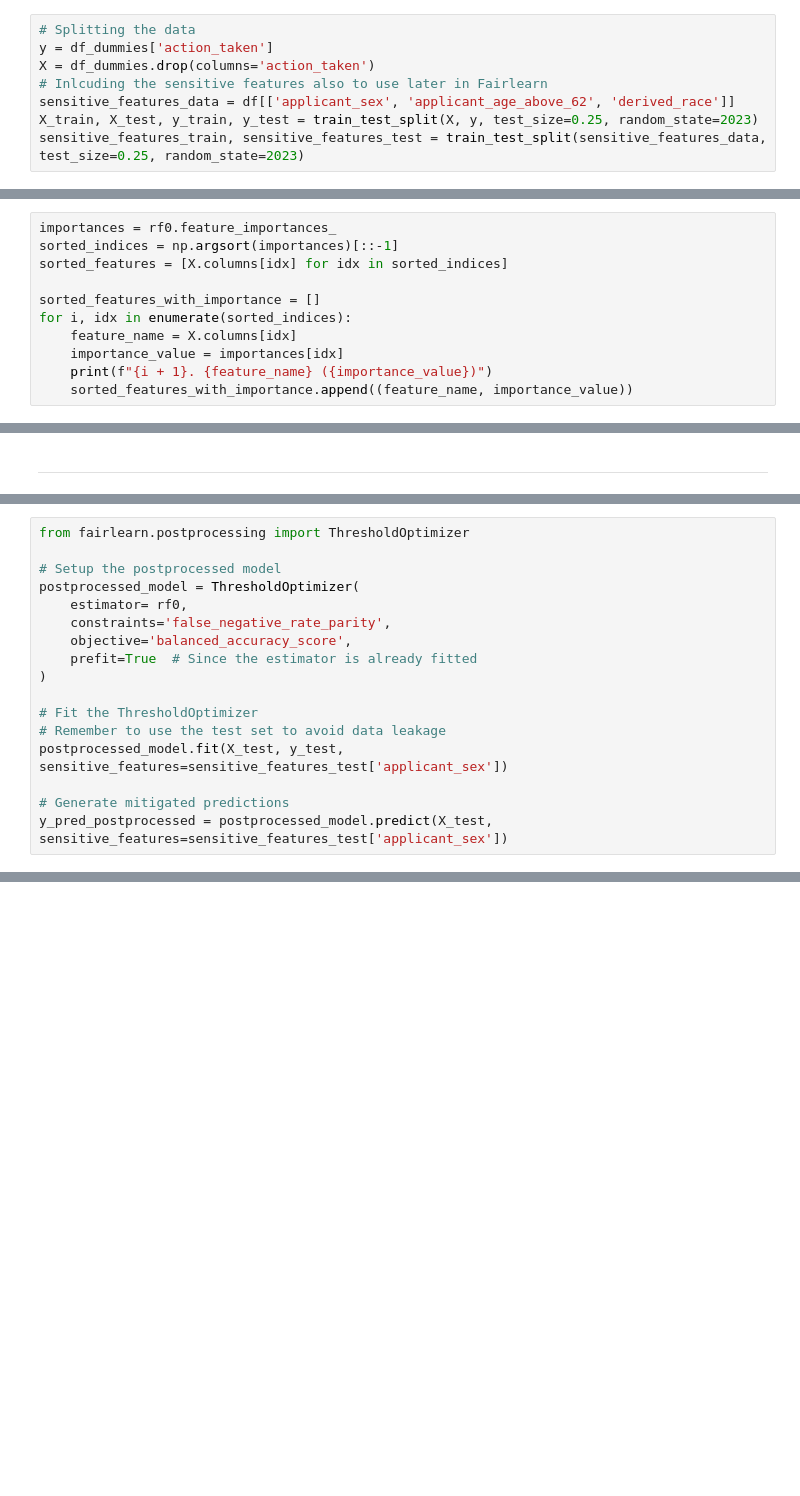
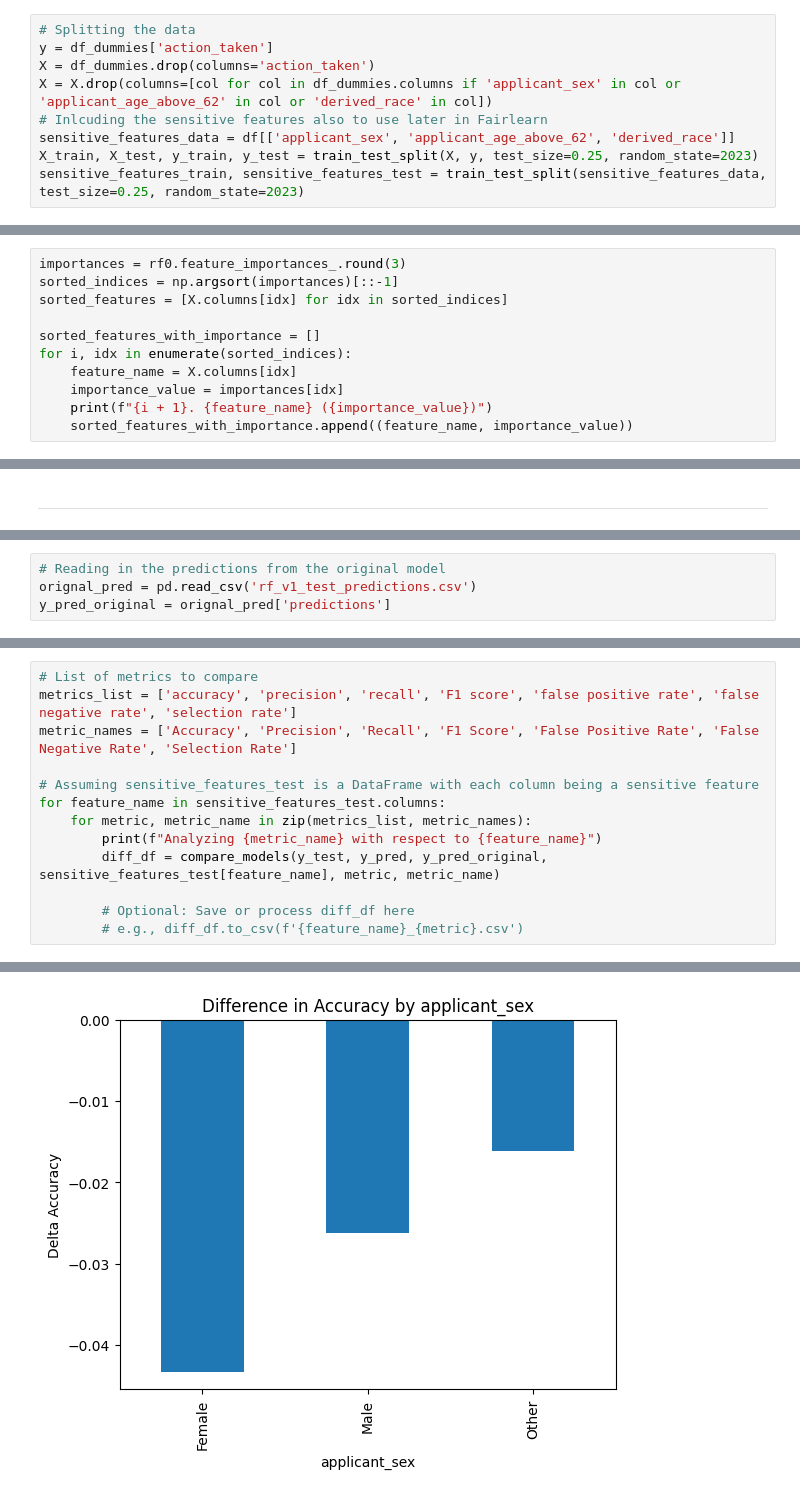
Before and after one commit to ec1302/MSBA_Capstone_Saxa7, a Jupyter notebook: Models/random_forest_preprocessing.ipynb, the cells around one changed output, grey strips where cells are left out. Cells and saved outputs as stored; diff of their text form; blank space fills up the shorter version.

Commit message:
Updated all the models

```diff
--- a/Models/random_forest_preprocessing.ipynb
+++ b/Models/random_forest_preprocessing.ipynb
@@ -176,6 +237,7 @@ df_dummies = pd.get_dummies(final_df, columns=string_columns, drop_first=True)
 # Splitting the data
 y = df_dummies['action_taken']
 X = df_dummies.drop(columns='action_taken')
+X = X.drop(columns=[col for col in df_dummies.columns if 'applicant_sex' in col or 'applicant_age_above_62' in col or 'derived_race' in col])
 # Inlcuding the sensitive features also to use later in Fairlearn
 sensitive_features_data = df[['applicant_sex', 'applicant_age_above_62', 'derived_race']]
 X_train, X_test, y_train, y_test = train_test_split(X, y, test_size=0.25, random_state=2023)
@@ -240,5 +336,5 @@ plt.show()
 # %%
-importances = rf0.feature_importances_
+importances = rf0.feature_importances_.round(3)
 sorted_indices = np.argsort(importances)[::-1]
 sorted_features = [X.columns[idx] for idx in sorted_indices]
 
@@ -268 +369,5 @@ sr.by_group
+# %%
+# Reading in the predictions from the original model
+orignal_pred = pd.read_csv('rf_v1_test_predictions.csv')
+y_pred_original = orignal_pred['predictions']
 # %%
@@ -457,17 +424,0 @@ print(overall_metrics_df)
-# %%
-from fairlearn.postprocessing import ThresholdOptimizer
-
-# Setup the postprocessed model
-postprocessed_model = ThresholdOptimizer(
-    estimator= rf0,
-    constraints='false_negative_rate_parity',
-    objective='balanced_accuracy_score',
-    prefit=True  # Since the estimator is already fitted
-)
-
-# Fit the ThresholdOptimizer
-# Remember to use the test set to avoid data leakage
-postprocessed_model.fit(X_test, y_test, sensitive_features=sensitive_features_test['applicant_sex'])
-
-# Generate mitigated predictions
-y_pred_postprocessed = postprocessed_model.predict(X_test, sensitive_features=sensitive_features_test['applicant_sex'])
@@ -526,0 +430,14 @@ print(metrics_df)
+# %%
+# List of metrics to compare
+metrics_list = ['accuracy', 'precision', 'recall', 'F1 score', 'false positive rate', 'false negative rate', 'selection rate']
+metric_names = ['Accuracy', 'Precision', 'Recall', 'F1 Score', 'False Positive Rate', 'False Negative Rate', 'Selection Rate']
+
+# Assuming sensitive_features_test is a DataFrame with each column being a sensitive feature
+for feature_name in sensitive_features_test.columns:
+    for metric, metric_name in zip(metrics_list, metric_names):
+        print(f"Analyzing {metric_name} with respect to {feature_name}")
+        diff_df = compare_models(y_test, y_pred, y_pred_original, sensitive_features_test[feature_name], metric, metric_name)
+
+        # Optional: Save or process diff_df here
+        # e.g., diff_df.to_csv(f'{feature_name}_{metric}.csv')
+# %% [output]
@@ -526,0 +445 @@ print(metrics_df)
+[figure, added]
```
Also changed, not shown: parts of 48 cells of this notebook, 4 other files.
